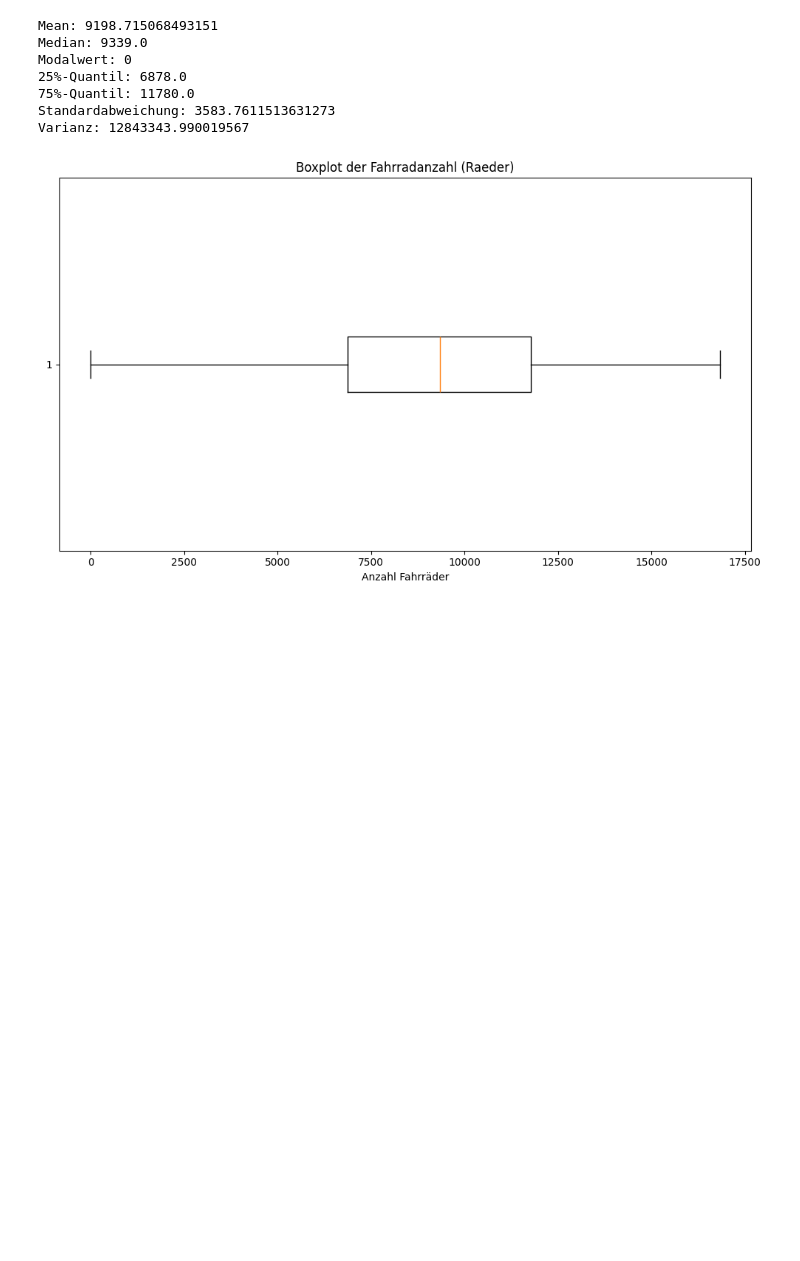
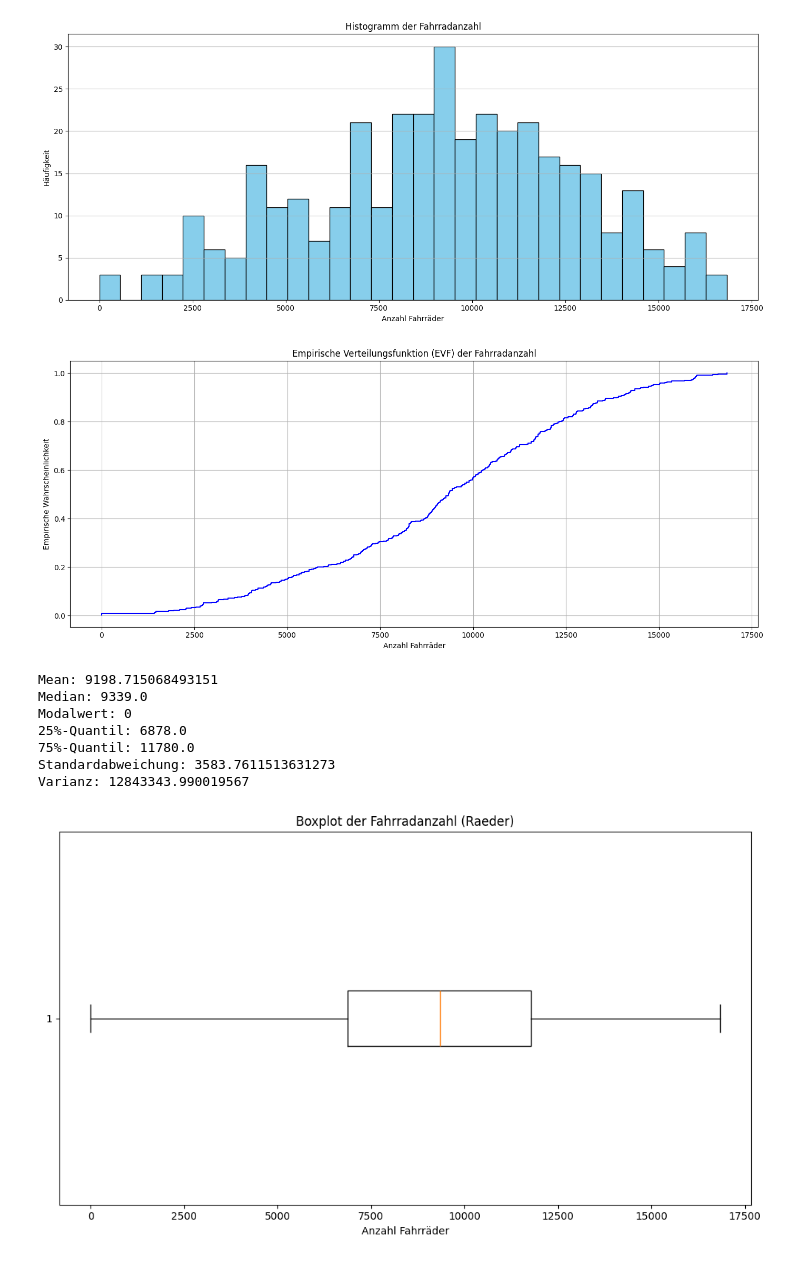
Before and after one commit to LordOfReinkeness/stochastik_SoSe25, a Jupyter notebook: fahrraeder.ipynb, the cells around one changed output. Cells and saved outputs as stored; diff of their text form; code cells hidden in the pictures; blank space fills up the shorter version.

```diff
--- a/fahrraeder.ipynb
+++ b/fahrraeder.ipynb
@@ -102 +97,32 @@ DataError: Cannot aggregate non-numeric type: object
+# %%
+# 2. Absolute und Relative Häufigkeiten
+import matplotlib.pyplot as plt
+
+# Histogram
+plt.figure(figsize=(14, 6))
+plt.hist(raeder, bins=30, color='skyblue', edgecolor='black')
+plt.title('Histogramm der Fahrradanzahl')
+plt.xlabel('Anzahl Fahrräder')
+plt.ylabel('Häufigkeit')
+plt.grid(True, axis='y')
+plt.tight_layout()
+plt.show()
+
+
+# Empirische Verteilungsfunktion
+werte = np.sort(raeder)
+n = len(werte)
+y = np.arange(1, n + 1) / n
+
+plt.figure(figsize=(14, 6))
+plt.step(werte, y, where='post', color='blue')
+plt.title('Empirische Verteilungsfunktion (EVF) der Fahrradanzahl')
+plt.xlabel('Anzahl Fahrräder')
+plt.ylabel('Empirische Wahrscheinlichkeit')
+plt.grid(True)
+plt.tight_layout()
+plt.show()
+# %% [output]
+[figure, added]
+[figure, added]
 # %%
```
Also changed, not shown: parts of 5 cells of this notebook.
